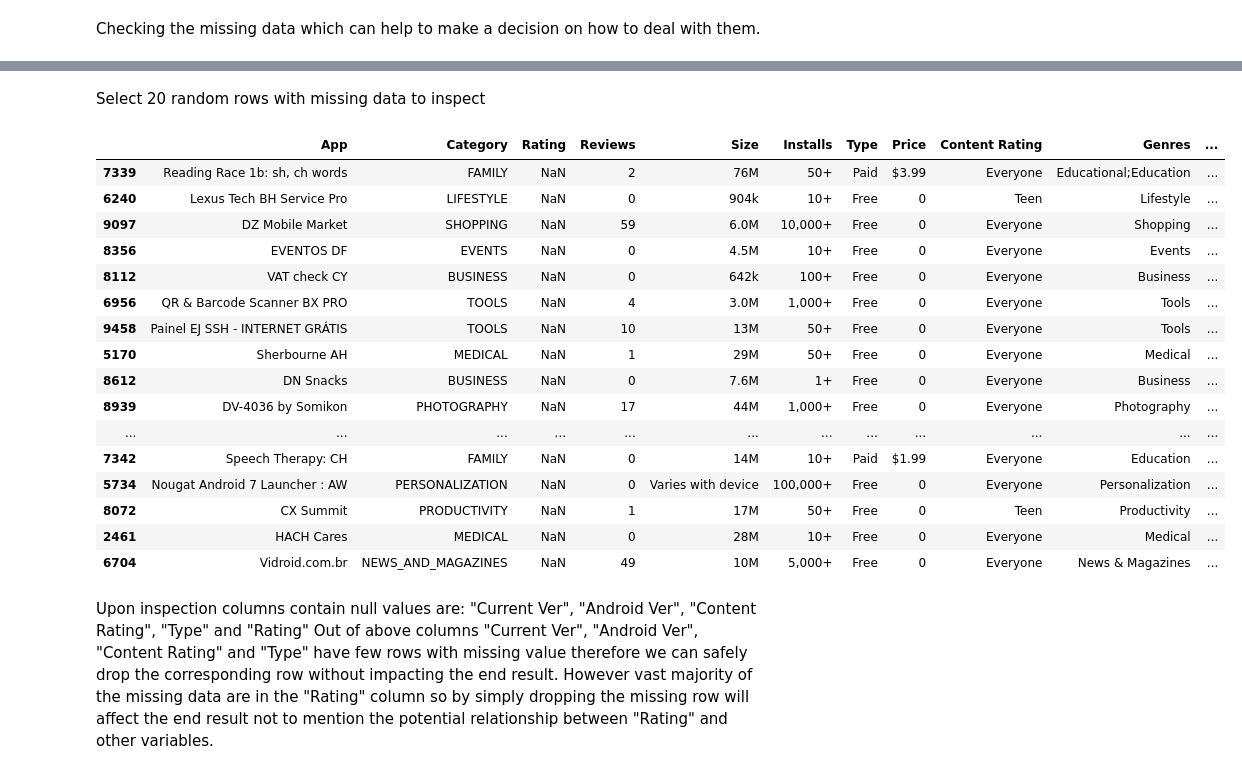
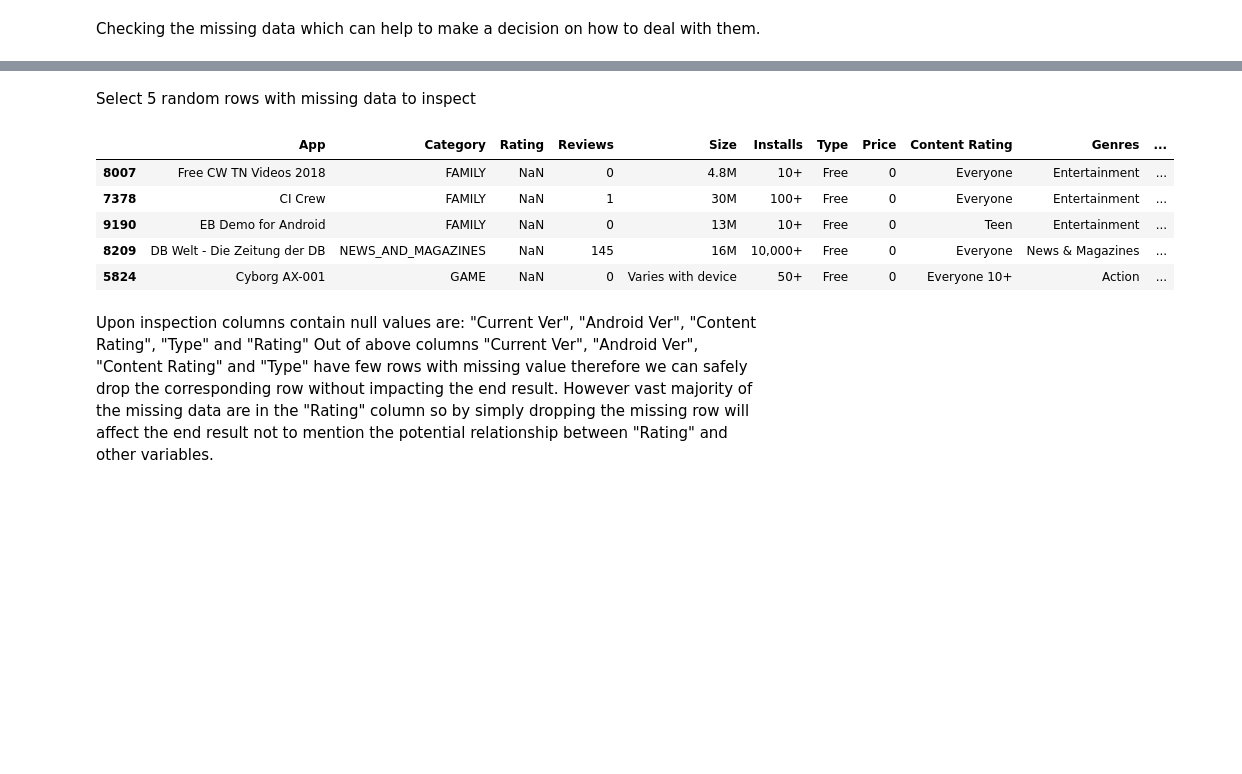
Before and after one commit to JackXLin/Google_Play_Store, a Jupyter notebook: google.ipynb, the cells around one changed output, grey strips where cells are left out. Saved outputs shown, nothing was run; the diff lists cells and outputs as text; code cells hidden in the pictures; blank space fills up the shorter version.

```diff
--- a/google.ipynb
+++ b/google.ipynb
@@ -92,27 +92,16 @@ Current Ver        True
 Android Ver        True
 dtype: bool
 # %% [markdown]
-Select 20 random rows with missing data to inspect
+Select 5 random rows with missing data to inspect
 # %%
-google[google.isnull().any(axis=1)].sample(20)
+google[google.isnull().any(axis=1)].sample(5)
 # %% [output]
 |  | App | Category | Rating | Reviews | Size | Installs | Type | Price | Content Rating | Genres | ... |
-| 7339 | Reading Race 1b: sh, ch words | FAMILY | NaN | 2 | 76M | 50+ | Paid | $3.99 | Everyone | Educational;Education | ... |
-| 6240 | Lexus Tech BH Service Pro | LIFESTYLE | NaN | 0 | 904k | 10+ | Free | 0 | Teen | Lifestyle | ... |
-| 9097 | DZ Mobile Market | SHOPPING | NaN | 59 | 6.0M | 10,000+ | Free | 0 | Everyone | Shopping | ... |
-| 8356 | EVENTOS DF | EVENTS | NaN | 0 | 4.5M | 10+ | Free | 0 | Everyone | Events | ... |
-| 8112 | VAT check CY | BUSINESS | NaN | 0 | 642k | 100+ | Free | 0 | Everyone | Business | ... |
-| 6956 | QR & Barcode Scanner BX PRO | TOOLS | NaN | 4 | 3.0M | 1,000+ | Free | 0 | Everyone | Tools | ... |
-| 9458 | Painel EJ SSH - INTERNET GRÁTIS | TOOLS | NaN | 10 | 13M | 50+ | Free | 0 | Everyone | Tools | ... |
-| 5170 | Sherbourne AH | MEDICAL | NaN | 1 | 29M | 50+ | Free | 0 | Everyone | Medical | ... |
-| 8612 | DN Snacks | BUSINESS | NaN | 0 | 7.6M | 1+ | Free | 0 | Everyone | Business | ... |
-| 8939 | DV-4036 by Somikon | PHOTOGRAPHY | NaN | 17 | 44M | 1,000+ | Free | 0 | Everyone | Photography | ... |
-| ... | ... | ... | ... | ... | ... | ... | ... | ... | ... | ... | ... |
-| 7342 | Speech Therapy: CH | FAMILY | NaN | 0 | 14M | 10+ | Paid | $1.99 | Everyone | Education | ... |
-| 5734 | Nougat Android 7 Launcher : AW | PERSONALIZATION | NaN | 0 | Varies with device | 100,000+ | Free | 0 | Everyone | Personalization | ... |
-| 8072 | CX Summit | PRODUCTIVITY | NaN | 1 | 17M | 50+ | Free | 0 | Teen | Productivity | ... |
-| 2461 | HACH Cares | MEDICAL | NaN | 0 | 28M | 10+ | Free | 0 | Everyone | Medical | ... |
-| 6704 | Vidroid.com.br | NEWS_AND_MAGAZINES | NaN | 49 | 10M | 5,000+ | Free | 0 | Everyone | News & Magazines | ... |
+| 8007 | Free CW TN Videos 2018 | FAMILY | NaN | 0 | 4.8M | 10+ | Free | 0 | Everyone | Entertainment | ... |
+| 7378 | CI Crew | FAMILY | NaN | 1 | 30M | 100+ | Free | 0 | Everyone | Entertainment | ... |
+| 9190 | EB Demo for Android | FAMILY | NaN | 0 | 13M | 10+ | Free | 0 | Teen | Entertainment | ... |
+| 8209 | DB Welt - Die Zeitung der DB | NEWS_AND_MAGAZINES | NaN | 145 | 16M | 10,000+ | Free | 0 | Everyone | News & Magazines | ... |
+| 5824 | Cyborg AX-001 | GAME | NaN | 0 | Varies with device | 50+ | Free | 0 | Everyone 10+ | Action | ... |
 # %% [markdown]
 Upon inspection columns contain null values are: "Current Ver", "Android Ver", "Content Rating", "Type" and "Rating"
 Out of above columns "Current Ver", "Android Ver", "Content Rating" and "Type" have few rows with missing value therefore we can safely drop
```
Also changed, not shown: parts of 24 cells of this notebook.
